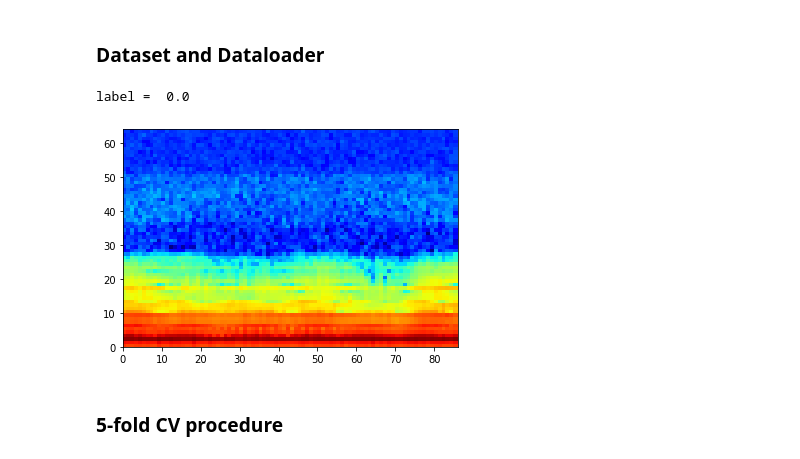
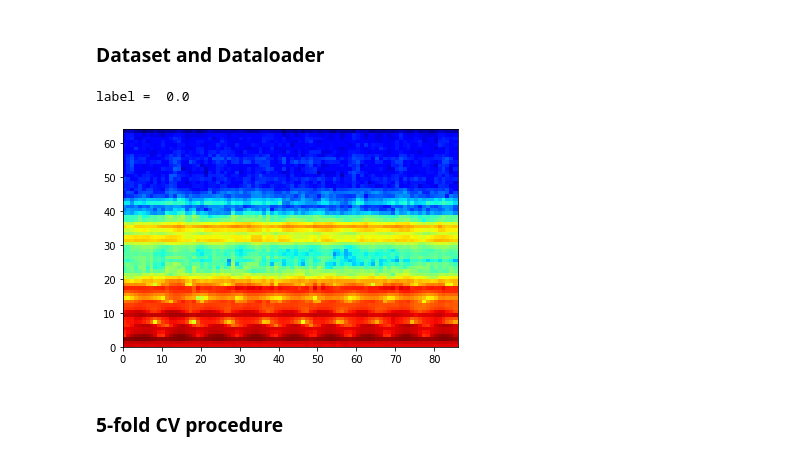
Before and after one commit to Elena-Apo/diploma, a Jupyter notebook: pytorch/cnn_ALS_classifier.ipynb, the cells around one changed output. Cells and saved outputs as stored; diff of their text form; code cells hidden in the pictures.

Commit message:
Fold selection finished. CV procedure in progress (12-05-2023)

```diff
--- a/pytorch/cnn_ALS_classifier.ipynb
+++ b/pytorch/cnn_ALS_classifier.ipynb
@@ -103,7 +105,6 @@ for i in range(len(directory_ALS)):
 # %% [markdown]
 ### Dataset and Dataloader
 # %%
-# TODO : loading each fold for taining
 class ALSDataset(Dataset):
     def __init__(self, dir_HC_path, dir_ALS_path):
         """
@@ -118,11 +119,12 @@ class ALSDataset(Dataset):
         # ALS: 8,20,21, 22, 24, 25,27,28,31,32,39, 42,46,48,52,55,58,62,64,68,72,76,78,80,84,92,94,96,98,100,102
         # HC : 131, 129, 127, 125, 123, 121, 119, 117, 115, 113, 111, 109, 107, 99, 97, 89, 86, 85, 81, 77, 65, 63, 61, 53, 49, 42, 28, 26, 24, 16, 6, 4, 2
 
-        self.folds = list(([28,   26,  24,  16,   6,   4,   2,  8, 20, 21, 22, 24, 25], # 7 HC + 6 ALS
-                           [65,   63,  61,  53,  49,  42,  27, 28, 31, 32, 39, 42, 46], # 6 HC + 7 ALS
-                           [97,   89,  86,  85,  81,  77,  48, 52, 55, 58, 62, 64, 68], # 6 HC + 7 ALS
-                           [117, 115, 113, 111, 109, 107,  99, 72, 76, 78, 80, 84, 92], # 7 HC + 6 ALS
-                           [131, 129, 127, 125, 123, 121, 119, 94, 96, 98,100,102]))     # 7 HC + 5 ALS
+                                                                                        # HC men+women / ALS men+women
+        self.folds = list(([26,   97, 117,  85,  53,  86, 127,  92, 102,  27,  32,  72,  39], # 3+4 HC / 3+3 ALS
+                           [28,  123,  63,  99,  81, 125, 129,  68,  21,  55,  48,  78,  42], # 3+4 HC / 4+2 ALS
+                           [61,   16, 115, 109, 111,   2, 107,  46,  84,  64,  52,  24,  76], # 2+5 HC / 4+2 ALS
+                           [77,    6,  65,  24, 131, 119,  25,  94,  62,  28,   8,  98,  22], # 3+3 HC / 5+2 ALS
+                           [49,   89,   4,  42, 113, 121,  96,  20,  58,  80,  31, 100]))     # 2+4 HC / 4+2 ALS
 
         f_size = 512            # need to read from config.json
         h_size = 256            # need to read from config.json
@@ -199,16 +201,16 @@ class ALSDataset(Dataset):
 # %%
 dir_HC = '../wav'+ os.sep + 'HC' + os.sep
 dir_ALS = '../wav' + os.sep + 'ALS' + os.sep
 
 DataSet_ALS = ALSDataset(dir_HC, dir_ALS)
 # print(len(DataSet_ALS))
-X_generic, y_label = DataSet_ALS.__getitem__(320)
+X_generic, y_label = DataSet_ALS.__getitem__(1220)
 
 plt.pcolor(X_generic, cmap='jet')
 print('label = ', y_label)
 fold_0_train,fold_0_test = DataSet_ALS.get_kth_fold_inds(4)
 # %% [output]
 label =  0.0
-[figure, old version]
+[figure, new version]
 # %% [markdown]
 ### 5-fold CV procedure
```
Also changed, not shown: parts of 11 cells of this notebook, 4 other files.
